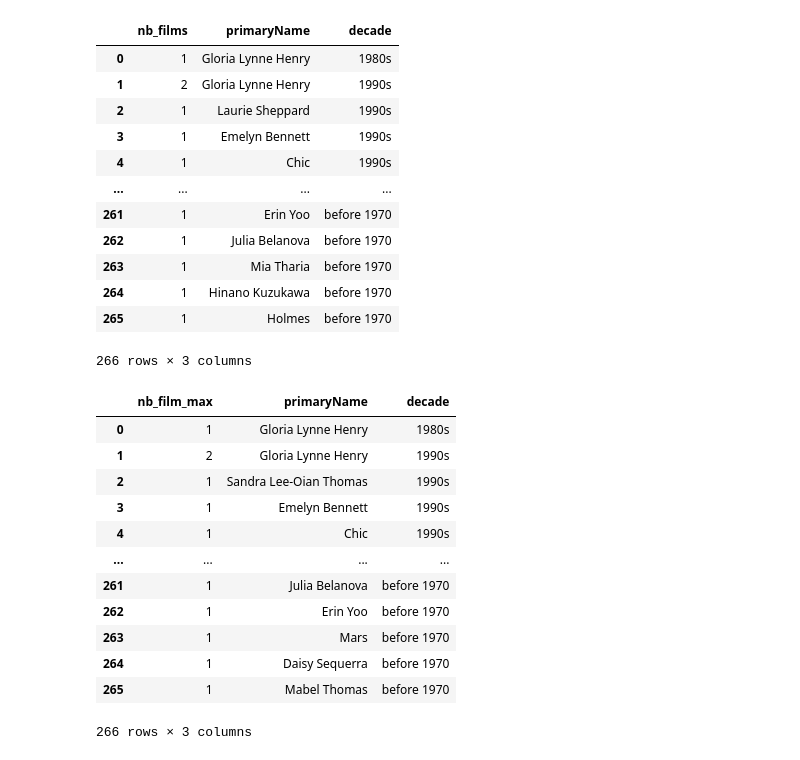
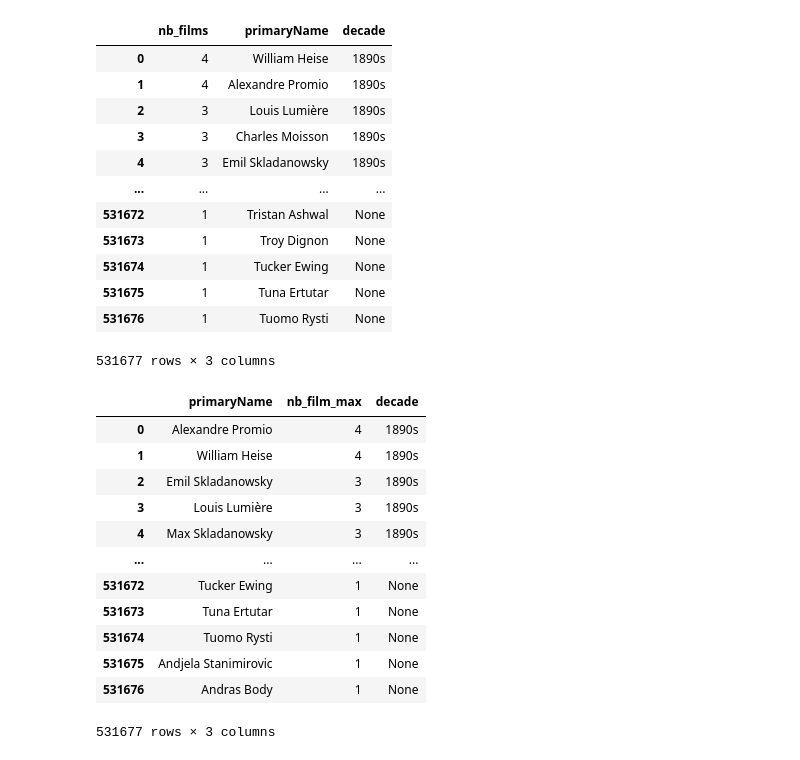
Before and after one commit to Jean-Patrick-Alcolea/Projet-2, a Jupyter notebook: notebooks/Dataviz - Remy.ipynb, the cells around one changed output. Drawn from its saved outputs; the diff is of its cells as text; code cells hidden in the pictures.

```diff
--- a/notebooks/Dataviz - Remy.ipynb
+++ b/notebooks/Dataviz - Remy.ipynb
@@ -120,47 +151,48 @@ df_nbfilm_act = sql("""
     primaryName,
     decade
     FROM act_dec_dec
-    GROUP BY primaryName, decade
+    GROUP BY decade, primaryName
     ORDER BY decade, nb_films DESC
     """
 )
 df_nbfilm_act
 # %% [output]
 |  | nb_films | primaryName | decade |
-| 0 | 1 | Gloria Lynne Henry | 1980s |
-| 1 | 2 | Gloria Lynne Henry | 1990s |
-| 2 | 1 | Laurie Sheppard | 1990s |
-| 3 | 1 | Emelyn Bennett | 1990s |
-| 4 | 1 | Chic | 1990s |
+| 0 | 4 | William Heise | 1890s |
+| 1 | 4 | Alexandre Promio | 1890s |
+| 2 | 3 | Louis Lumière | 1890s |
+| 3 | 3 | Charles Moisson | 1890s |
+| 4 | 3 | Emil Skladanowsky | 1890s |
 | ... | ... | ... | ... |
-| 261 | 1 | Erin Yoo | before 1970 |
-| 262 | 1 | Julia Belanova | before 1970 |
-| 263 | 1 | Mia Tharia | before 1970 |
-| 264 | 1 | Hinano Kuzukawa | before 1970 |
-| 265 | 1 | Holmes | before 1970 |
+| 531672 | 1 | Tristan Ashwal | None |
+| 531673 | 1 | Troy Dignon | None |
+| 531674 | 1 | Tucker Ewing | None |
+| 531675 | 1 | Tuna Ertutar | None |
+| 531676 | 1 | Tuomo Rysti | None |
-266 rows × 3 columns
+531677 rows × 3 columns
 # %%
 df_main = sql("""
-    SELECT MAX(nb_films) AS nb_film_max,
-    primaryName,
-    decade
-    FROM df_nbfilm_act
-    GROUP BY primaryName, decade
-    ORDER BY decade, nb_film_max DESC
+    SELECT
+            primaryName,
+            MAX(nb_films) AS nb_film_max,
+            decade
+            FROM df_nbfilm_act
+            GROUP BY decade, primaryName
+            ORDER BY decade, nb_film_max DESC
     """
 )
 df_main
 # %% [output]
-|  | nb_film_max | primaryName | decade |
-| 0 | 1 | Gloria Lynne Henry | 1980s |
-| 1 | 2 | Gloria Lynne Henry | 1990s |
-| 2 | 1 | Sandra Lee-Oian Thomas | 1990s |
-| 3 | 1 | Emelyn Bennett | 1990s |
-| 4 | 1 | Chic | 1990s |
+|  | primaryName | nb_film_max | decade |
+| 0 | Alexandre Promio | 4 | 1890s |
+| 1 | William Heise | 4 | 1890s |
+| 2 | Emil Skladanowsky | 3 | 1890s |
+| 3 | Louis Lumière | 3 | 1890s |
+| 4 | Max Skladanowsky | 3 | 1890s |
 | ... | ... | ... | ... |
-| 261 | 1 | Julia Belanova | before 1970 |
-| 262 | 1 | Erin Yoo | before 1970 |
-| 263 | 1 | Mars | before 1970 |
-| 264 | 1 | Daisy Sequerra | before 1970 |
-| 265 | 1 | Mabel Thomas | before 1970 |
+| 531672 | Tucker Ewing | 1 | None |
+| 531673 | Tuna Ertutar | 1 | None |
+| 531674 | Tuomo Rysti | 1 | None |
+| 531675 | Andjela Stanimirovic | 1 | None |
+| 531676 | Andras Body | 1 | None |
-266 rows × 3 columns
+531677 rows × 3 columns
```
Also changed, not shown: parts of 23 cells of this notebook.
